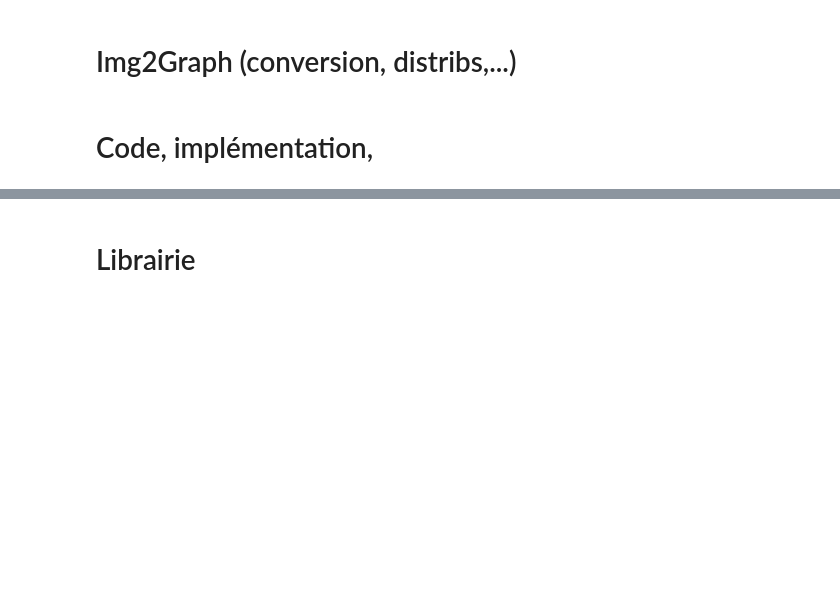
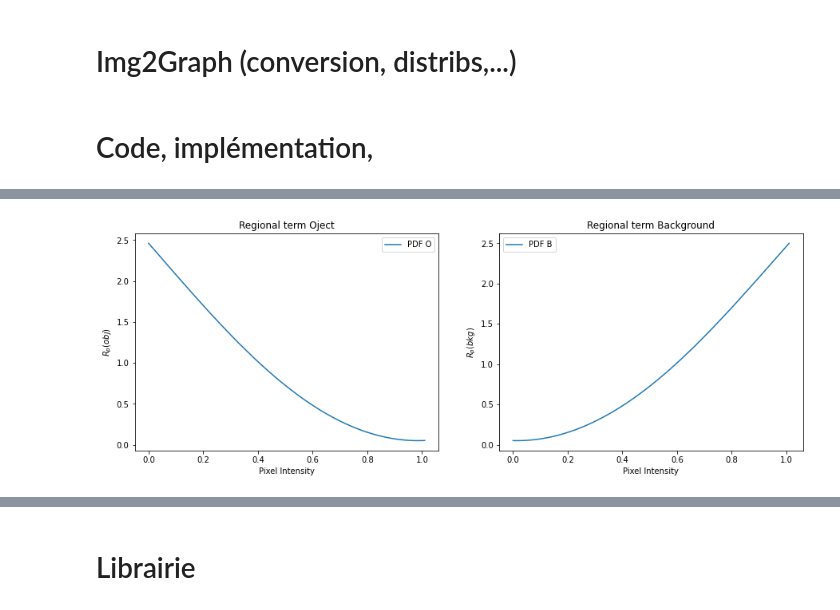
Before and after one commit to sellaziz/compi-graph-cut, a Jupyter notebook: Graphcut_Presentation_grp3b.ipynb, the cells around one changed output, grey strips where cells are left out. Drawn from its saved outputs; the diff is of its cells as text; code cells hidden in the pictures; blank space fills up the shorter version.

```diff
--- a/Graphcut_Presentation_grp3b.ipynb
+++ b/Graphcut_Presentation_grp3b.ipynb
@@ -57,0 +74,24 @@ plt.show()
+# %%
+O = [(0,0)] # Prior Object - Source S
+B = [(2,2)] # Prior Background - Sink T
+priors = (O,B)
+G, Rp = image2graph(img, *priors, prior_as_index=True)
+
+N = 100
+X = np.linspace(0, 1 + 1/N, N)
+plt.figure(figsize=(15,5))
+plt.subplot(121)
+plt.title("Regional term Oject")
+plt.plot(X, Rp["obj"](X), label='PDF O')
+plt.xlabel('Pixel Intensity')
+plt.ylabel('$R_{p}(obj)$')
+plt.legend()
+plt.subplot(122)
+plt.title("Regional term Background")
+plt.plot(X, Rp["bkg"](X), label='PDF B')
+plt.xlabel('Pixel Intensity')
+plt.ylabel('$R_{p}(bkg)$')
+plt.legend()
+plt.show()
+# %% [output]
+[figure, added]
```
Also changed, not shown: parts of 8 cells of this notebook, 1 other file.
